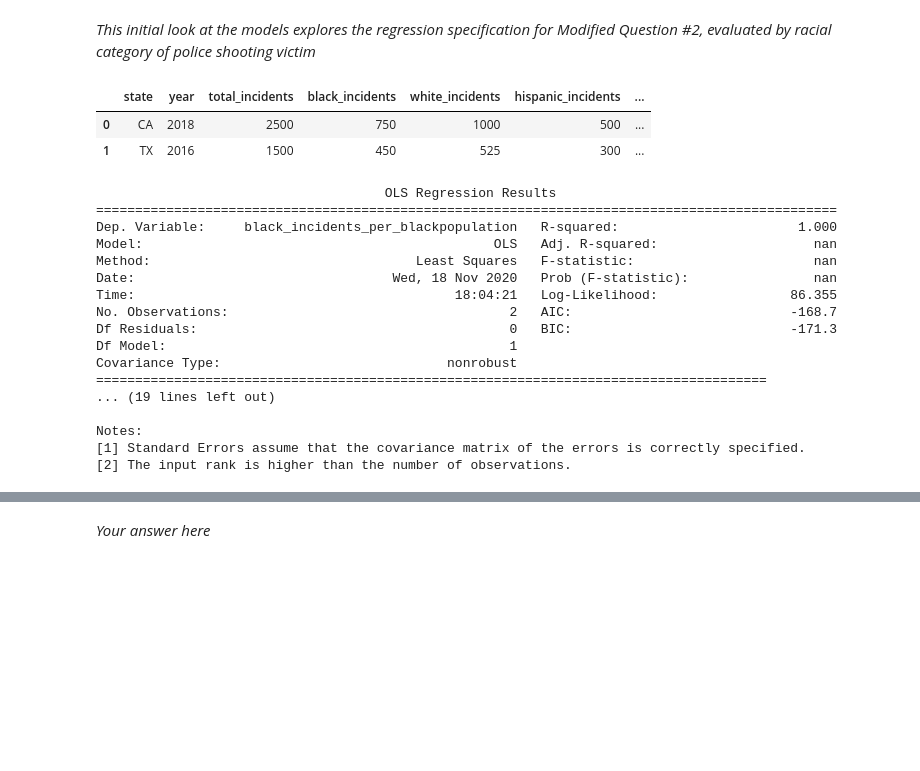
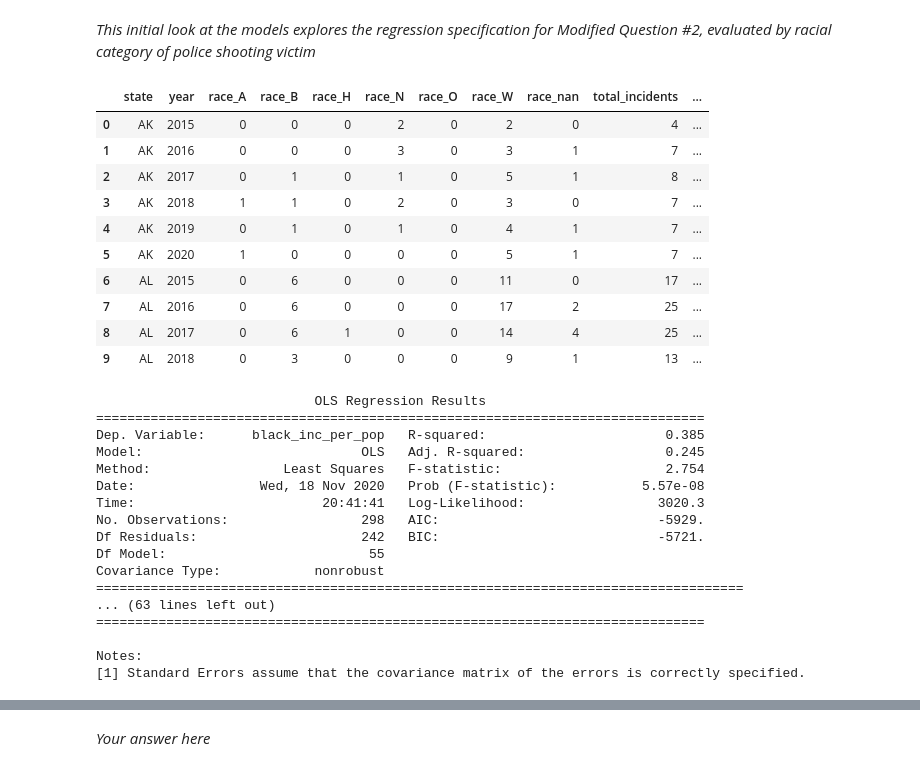
Before and after one commit to 10686142/CS109A-Project-Police-Violence-in-the-US, a Jupyter notebook: final_team39_for_submission.ipynb, the cells around one changed output, grey strips where cells are left out. Saved outputs shown, nothing was run; the diff lists cells and outputs as text; code cells hidden in the pictures; blank space fills up the shorter version.

Commit message:
generated dataframe for the initial model

```diff
--- a/final_team39_for_submission.ipynb
+++ b/final_team39_for_submission.ipynb
@@ -1398,38 +1404,64 @@ sns.heatmap(corr)
+# %%
+racial_dist_df = pd.read_csv('data/raw_data.csv')
+# Drop US and PR
+racial_dist_df.drop(index=[0,52], inplace=True)
+racial_dist_df['state'] = racial_dist_df['Location'].map(us_state_abbrev)
+racial_dist_df.set_index('state',inplace=True)
+racial_dist_df = racial_dist_df.replace(np.nan,0)
+racial_dist_df = racial_dist_df.replace('<.01',0)
+racial_dist_df['Native Hawaiian/Other Pacific Islander'] = racial_dist_df['Native Hawaiian/Other Pacific Islander'].astype(float)
+racial_dist_df['other'] = racial_dist_df['Native Hawaiian/Other Pacific Islander'] + racial_dist_df['Multiple Races']
+racial_dist_df = racial_dist_df.rename(columns={'White':'race_W_ratio', 'Black': 'race_B_ratio', 'Hispanic': 'race_H_ratio', 'Asian': 'race_A_ratio', 'American Indian/Alaska Native': 'race_N_ratio', 'other': 'race_O_ratio'})
+# %%
+model_df = pd.get_dummies(data=df2[['year','race','state']], columns=['race'])
+model_df = model_df.groupby(['state','year'], as_index=False).sum()
+model_df['total_incidents'] = model_df.race_A + model_df.race_B + model_df.race_H + model_df.race_N + model_df.race_O + model_df.race_W + model_df.race_nan
+model_df = model_df.join(population_summary['POPESTIMATE2019'], on='state')
+model_df = model_df.join(racial_dist_df[['race_W_ratio','race_B_ratio','race_H_ratio','race_A_ratio','race_N_ratio','race_O_ratio']], on='state')
+model_df['black_inc_per_pop'] = model_df['race_B'] / (model_df['POPESTIMATE2019'] * model_df['race_B_ratio'])
+model_df['white_inc_per_pop'] = model_df['race_W'] / (model_df['POPESTIMATE2019'] * model_df['race_W_ratio'])
+model_df['asian_inc_per_pop'] = model_df['race_A'] / (model_df['POPESTIMATE2019'] * model_df['race_A_ratio'])
+model_df['native_inc_per_pop'] = model_df['race_N'] / (model_df['POPESTIMATE2019'] * model_df['race_N_ratio'])
+model_df['hispanic_inc_per_pop'] = model_df['race_H'] / (model_df['POPESTIMATE2019'] * model_df['race_H_ratio'])
+model_df['other_inc_per_pop'] = model_df['race_O'] / (model_df['POPESTIMATE2019'] * model_df['race_O_ratio'])
+model_df.head(10)
+# %% [output]
+|  | state | year | race_A | race_B | race_H | race_N | race_O | race_W | race_nan | total_incidents | ... |
+| 0 | AK | 2015 | 0 | 0 | 0 | 2 | 0 | 2 | 0 | 4 | ... |
+| 1 | AK | 2016 | 0 | 0 | 0 | 3 | 0 | 3 | 1 | 7 | ... |
+| 2 | AK | 2017 | 0 | 1 | 0 | 1 | 0 | 5 | 1 | 8 | ... |
+| 3 | AK | 2018 | 1 | 1 | 0 | 2 | 0 | 3 | 0 | 7 | ... |
+| 4 | AK | 2019 | 0 | 1 | 0 | 1 | 0 | 4 | 1 | 7 | ... |
+| 5 | AK | 2020 | 1 | 0 | 0 | 0 | 0 | 5 | 1 | 7 | ... |
+| 6 | AL | 2015 | 0 | 6 | 0 | 0 | 0 | 11 | 0 | 17 | ... |
+| 7 | AL | 2016 | 0 | 6 | 0 | 0 | 0 | 17 | 2 | 25 | ... |
+| 8 | AL | 2017 | 0 | 6 | 1 | 0 | 0 | 14 | 4 | 25 | ... |
+| 9 | AL | 2018 | 0 | 3 | 0 | 0 | 0 | 9 | 1 | 13 | ... |
 # %%
 # your code here
 from linearmodels import PanelOLS
 import statsmodels.formula.api as smf
-
-#temp
-data = pd.read_csv(f'Model/dataframe_dummy.csv')
-data.head()
-# actual
-#data = pd.read_csv(f'{data_dir}/dataframe_stateyear.csv')
-# %% [output]
-|  | state | year | total_incidents | black_incidents | white_incidents | hispanic_incidents | ... |
-| 0 | CA | 2018 | 2500 | 750 | 1000 | 500 | ... |
-| 1 | TX | 2016 | 1500 | 450 | 525 | 300 | ... |
 # %%
 # your code here
-model_black = smf.ols(formula='black_incidents_per_blackpopulation ~ 1 + year_2016_dummy + year_2017_dummy + year_2018_dummy + year_2019_dummy + year_2020_dummy + C(state) + C(year) + control_variable_1 + control_variable_2 + control_variable_3', data = data).fit()
+model_black = smf.ols(formula='black_inc_per_pop ~ 1 + C(state) + C(year)', data = model_df).fit()
 print(model_black.summary())
 # %% [output]
-                                     OLS Regression Results
-===============================================================================================
-Dep. Variable:     black_incidents_per_blackpopulation   R-squared:                       1.000
-Model:                                             OLS   Adj. R-squared:                    nan
-Method:                                  Least Squares   F-statistic:                       nan
-Date:                                 Wed, 18 Nov 2020   Prob (F-statistic):                nan
-Time:                                         18:04:21   Log-Likelihood:                 86.355
-No. Observations:                                    2   AIC:                            -168.7
-Df Residuals:                                        0   BIC:                            -171.3
-Df Model:                                            1
-Covariance Type:                             nonrobust
-======================================================================================
-... (19 lines left out)
+                            OLS Regression Results
+==============================================================================
+Dep. Variable:      black_inc_per_pop   R-squared:                       0.385
+Model:                            OLS   Adj. R-squared:                  0.245
+Method:                 Least Squares   F-statistic:                     2.754
+Date:                Wed, 18 Nov 2020   Prob (F-statistic):           5.57e-08
+Time:                        20:41:41   Log-Likelihood:                 3020.3
+No. Observations:                 298   AIC:                            -5929.
+Df Residuals:                     242   BIC:                            -5721.
+Df Model:                          55
+Covariance Type:            nonrobust
+===================================================================================
+... (63 lines left out)
+==============================================================================
 
 Notes:
 [1] Standard Errors assume that the covariance matrix of the errors is correctly specified.
-[2] The input rank is higher than the number of observations.
 # %%
 # your code here
```
Also changed, not shown: parts of 11 cells of this notebook, 1 other file.
